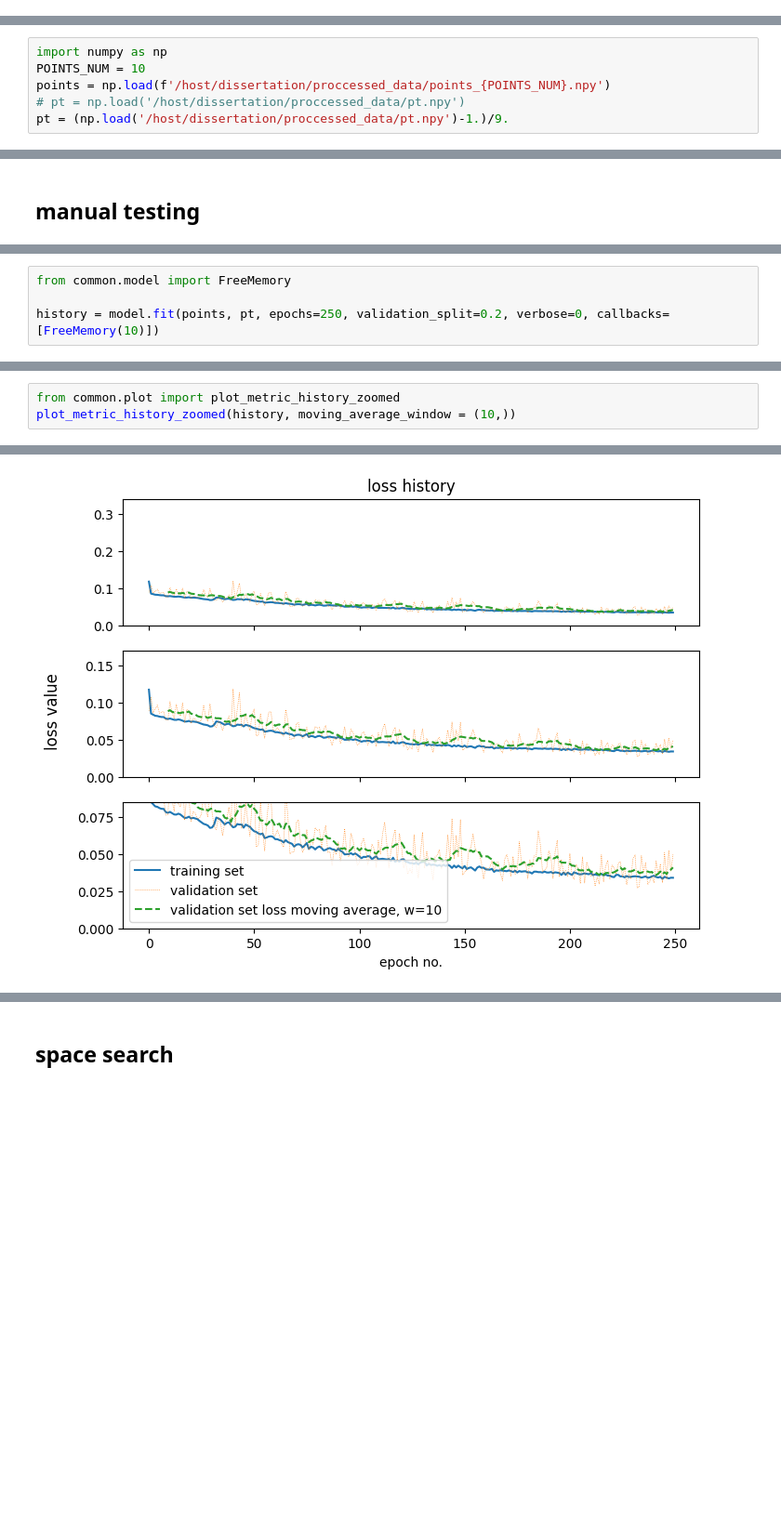
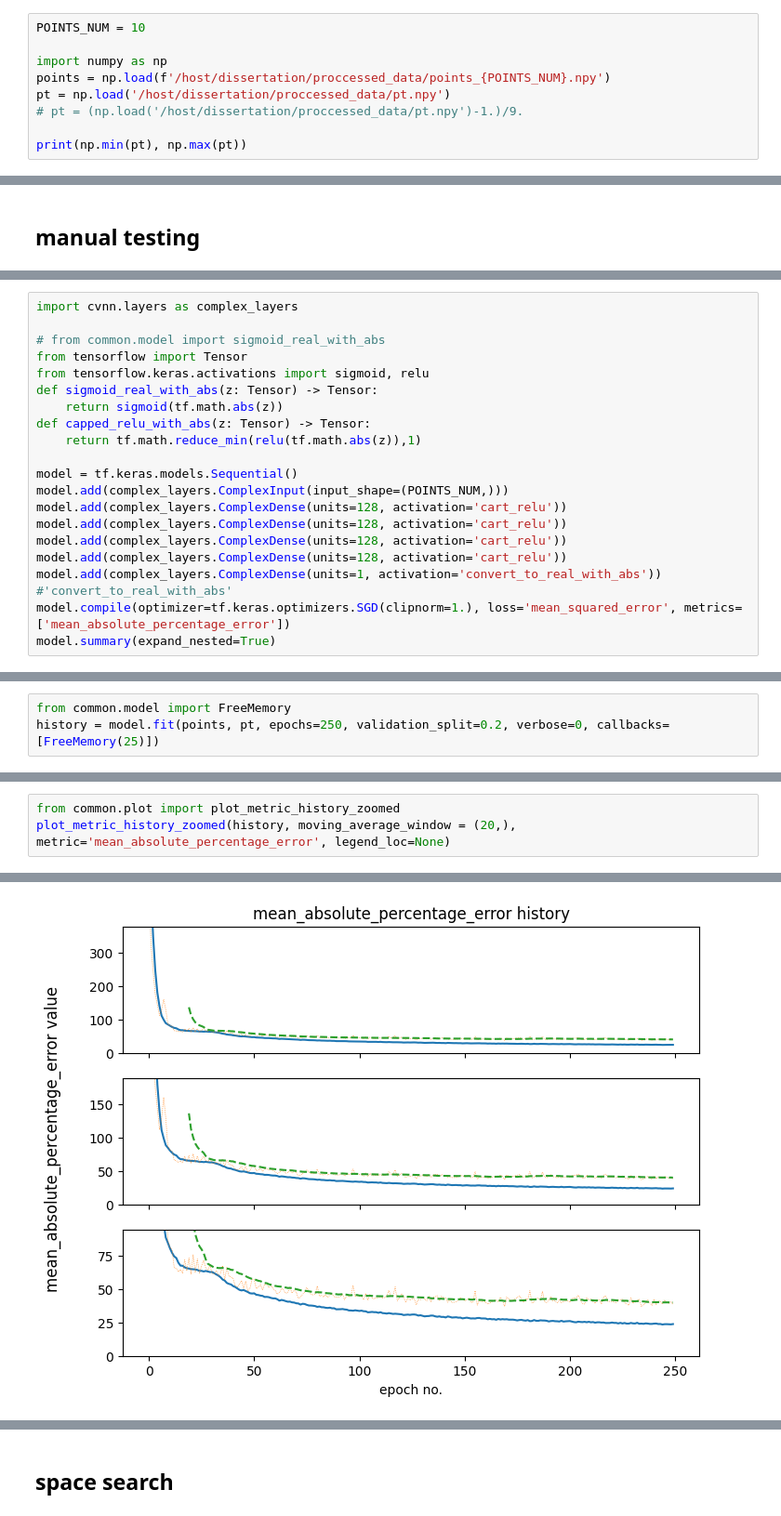
Before and after one commit to P4ndaM1x/engineering-dissertation, a Jupyter notebook: pt_estimation.ipynb, the cells around one changed output, grey strips where cells are left out. Shown at 93% size. Saved outputs shown, nothing was run; the diff lists cells and outputs as text; blank space fills up the shorter version.

```diff
--- a/pt_estimation.ipynb
+++ b/pt_estimation.ipynb
@@ -16,0 +17,9 @@ To enable the following instructions: AVX2 AVX512F AVX512_VNNI FMA, in other ope
+# %%
+POINTS_NUM = 10
+
+import numpy as np
+points = np.load(f'/host/dissertation/proccessed_data/points_{POINTS_NUM}.npy')
+pt = np.load('/host/dissertation/proccessed_data/pt.npy')
+# pt = (np.load('/host/dissertation/proccessed_data/pt.npy')-1.)/9.
+
+print(np.min(pt), np.max(pt))
@@ -19,9 +30,3 @@ import sys
 ABS_ROOT_DIR_PATH = '/host/dissertation/'
 if ABS_ROOT_DIR_PATH not in sys.path:
     sys.path.append(ABS_ROOT_DIR_PATH)
-# %%
-import numpy as np
-POINTS_NUM = 10
-points = np.load(f'/host/dissertation/proccessed_data/points_{POINTS_NUM}.npy')
-# pt = np.load('/host/dissertation/proccessed_data/pt.npy')
-pt = (np.load('/host/dissertation/proccessed_data/pt.npy')-1.)/9.
@@ -71,0 +116,20 @@ _________________________________________________________________
+# %%
+import cvnn.layers as complex_layers
+
+# from common.model import sigmoid_real_with_abs
+from tensorflow import Tensor
+from tensorflow.keras.activations import sigmoid, relu
+def sigmoid_real_with_abs(z: Tensor) -> Tensor:
+    return sigmoid(tf.math.abs(z))
+def capped_relu_with_abs(z: Tensor) -> Tensor:
+    return tf.math.reduce_min(relu(tf.math.abs(z)),1)
+
+model = tf.keras.models.Sequential()
+model.add(complex_layers.ComplexInput(input_shape=(POINTS_NUM,)))
+model.add(complex_layers.ComplexDense(units=128, activation='cart_relu'))
+model.add(complex_layers.ComplexDense(units=128, activation='cart_relu'))
+model.add(complex_layers.ComplexDense(units=128, activation='cart_relu'))
+model.add(complex_layers.ComplexDense(units=128, activation='cart_relu'))
+model.add(complex_layers.ComplexDense(units=1, activation='convert_to_real_with_abs')) #'convert_to_real_with_abs'
+model.compile(optimizer=tf.keras.optimizers.SGD(clipnorm=1.), loss='mean_squared_error', metrics=['mean_absolute_percentage_error'])
+model.summary(expand_nested=True)
@@ -72,5 +161,4 @@ _________________________________________________________________
 # %%
 from common.model import FreeMemory
-
-history = model.fit(points, pt, epochs=250, validation_split=0.2, verbose=0, callbacks=[FreeMemory(10)])
+history = model.fit(points, pt, epochs=250, validation_split=0.2, verbose=0, callbacks=[FreeMemory(25)])
 # %% [output]
@@ -94,4 +179,4 @@ epoch 240 ended, info: {'loss': 0.03541434556245804, 'mean_absolute_error': 0.14
 # %%
 from common.plot import plot_metric_history_zoomed
-plot_metric_history_zoomed(history, moving_average_window = (10,))
+plot_metric_history_zoomed(history, moving_average_window = (20,), metric='mean_absolute_percentage_error', legend_loc=None)
 # %% [output]
@@ -100 +185 @@ plot_metric_history_zoomed(history, moving_average_window = (10,))
-[figure, old version]
+[figure, new version]
```
Also changed, not shown: parts of 15 cells of this notebook.
